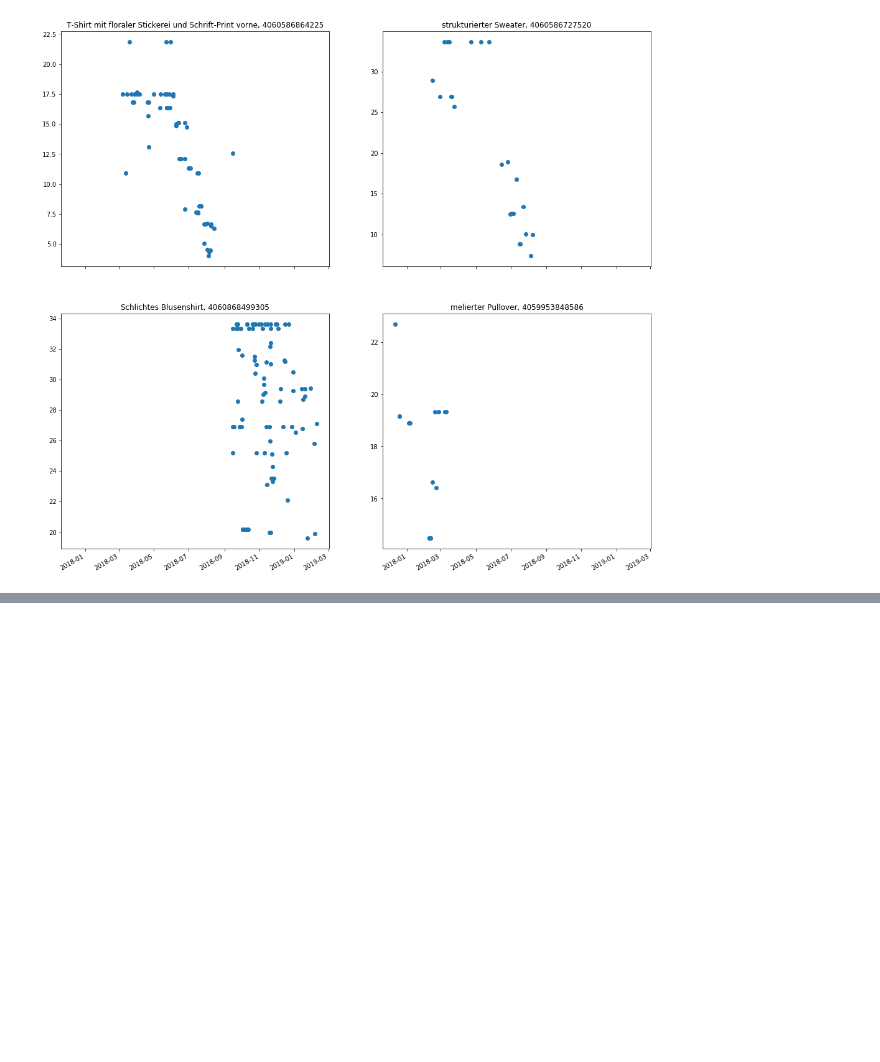
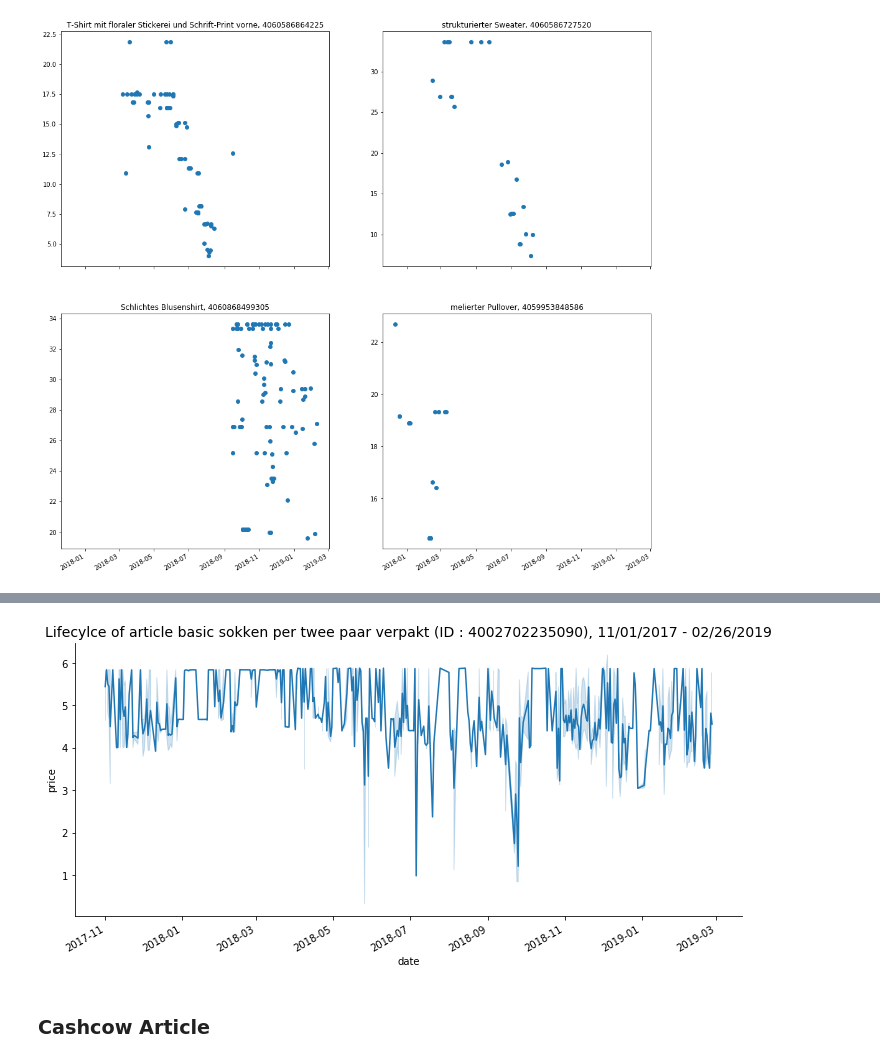
Before and after one commit to s-lau-42/Project_3_Online_Shop_Analysis, a Jupyter notebook: Plots.ipynb, the cells around one changed output, grey strips where cells are left out. Cells and saved outputs as stored; diff of their text form; code cells hidden in the pictures; blank space fills up the shorter version.

```diff
--- a/Plots.ipynb
+++ b/Plots.ipynb
@@ -292,0 +349,6 @@ sale.head()
+# %%
+lc_plot(4002702235090)
+# %% [output]
+[figure, added]
+# %% [markdown]
+### Cashcow Article
```
Also changed, not shown: parts of 15 cells of this notebook, 5 other files.
